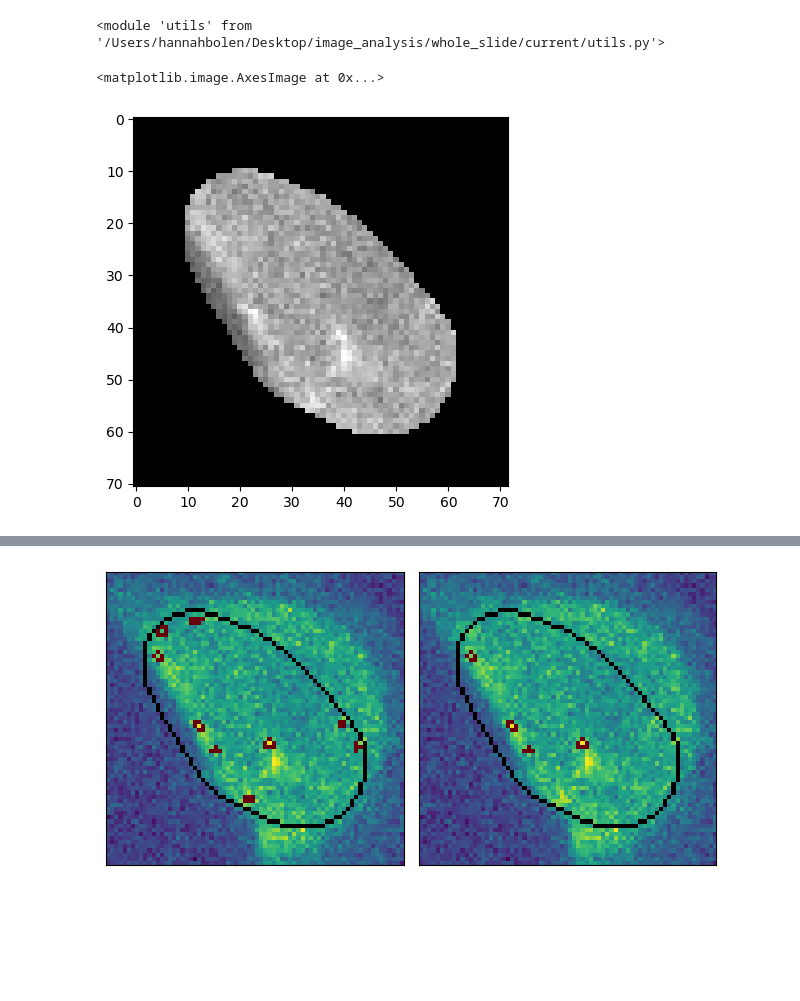
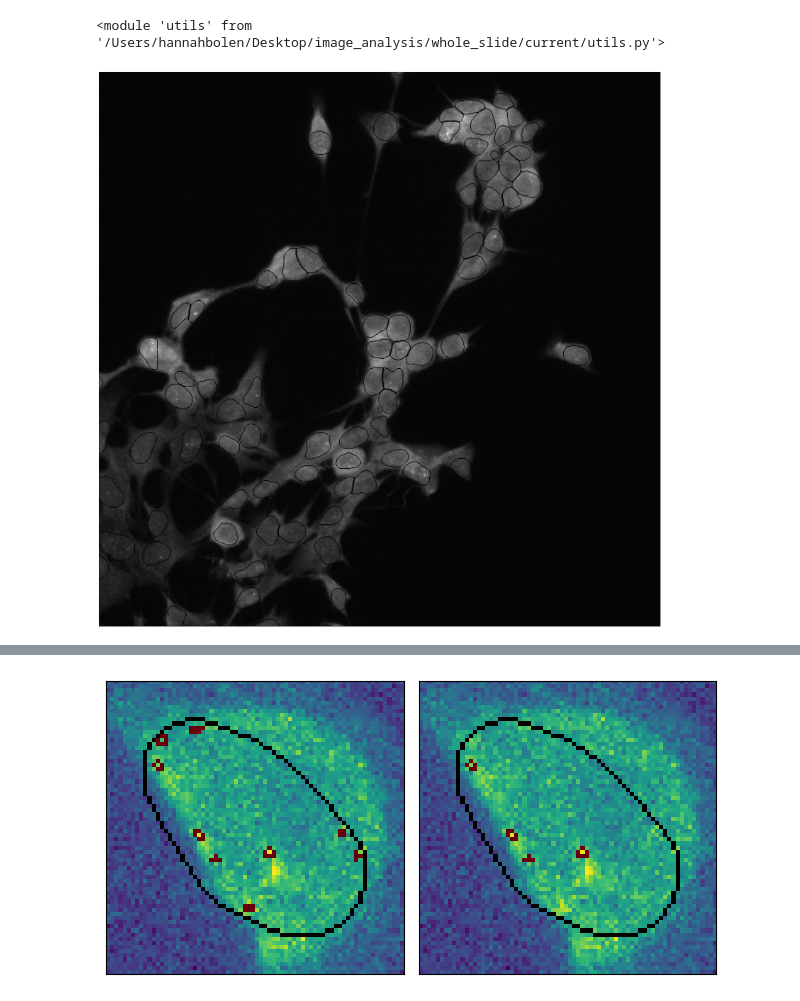
Before and after one commit to hannahbolen1/whole_slide, a Jupyter notebook: current/adjust_params.ipynb, the cells around one changed output, grey strips where cells are left out. Drawn from its saved outputs; the diff is of its cells as text; code cells hidden in the pictures; blank space fills up the shorter version.

```diff
--- a/current/adjust_params.ipynb
+++ b/current/adjust_params.ipynb
@@ -39,33 +40,36 @@ nuclei = tifffile.memmap(nuclei_mask_path)
 # results_fullslide = pd.read_csv(results_path,dtype={"nucleus_bounds":"object"}).set_index("label", drop=True)
 # results_fullslide["nucleus_bounds"] = results_fullslide["nucleus_bounds"].apply(ast.literal_eval)
 # %%
-minimums_i, maximums_i, minimums_j, maximums_j = objects_bounds(nuclei, 10)
+minimums_i, maximums_i, minimums_j, maximums_j = objects_bounds(nuclei, 400)
 # %%
-k = 2333
+k = 777
 patch_img = img[
     minimums_i[k] : maximums_i[k],
     minimums_j[k] : maximums_j[k],
 ]
 
 patch_gfp = gfp[
     minimums_i[k] : maximums_i[k],
     minimums_j[k] : maximums_j[k],
 ]
 
 patch_nuclei = nuclei[
     minimums_i[k] : maximums_i[k],
     minimums_j[k] : maximums_j[k],
 ]
 
 patch_mask = patch_nuclei == k+1
-patch_img_masked = np.where(patch_mask, patch_img, 0)
+# patch_img_masked = np.where(patch_mask, patch_img, 0)
+patch_img_masked = patch_img*(patch_nuclei>0)
 
 nuc_outline = ski.segmentation.find_boundaries(patch_nuclei,mode="outer")
 nuc_outline = np.ma.masked_where(nuc_outline==False,nuc_outline)
 
-fig,ax = plt.subplots()
-ax.imshow(patch_img_masked,cmap="gray")
+fig,ax = plt.subplots(figsize=(20,20))
+ax.imshow((patch_img),cmap="gray")
 ax.imshow(nuc_outline, cmap="Grays_r")
+ax.set_yticks([])
+ax.set_xticks([])
+plt.tight_layout()
 # %% [output]
-<matplotlib.image.AxesImage at 0x...>
-[figure, old version]
+[figure, new version]
```
Also changed, not shown: parts of 3 cells of this notebook, 1 other file.
